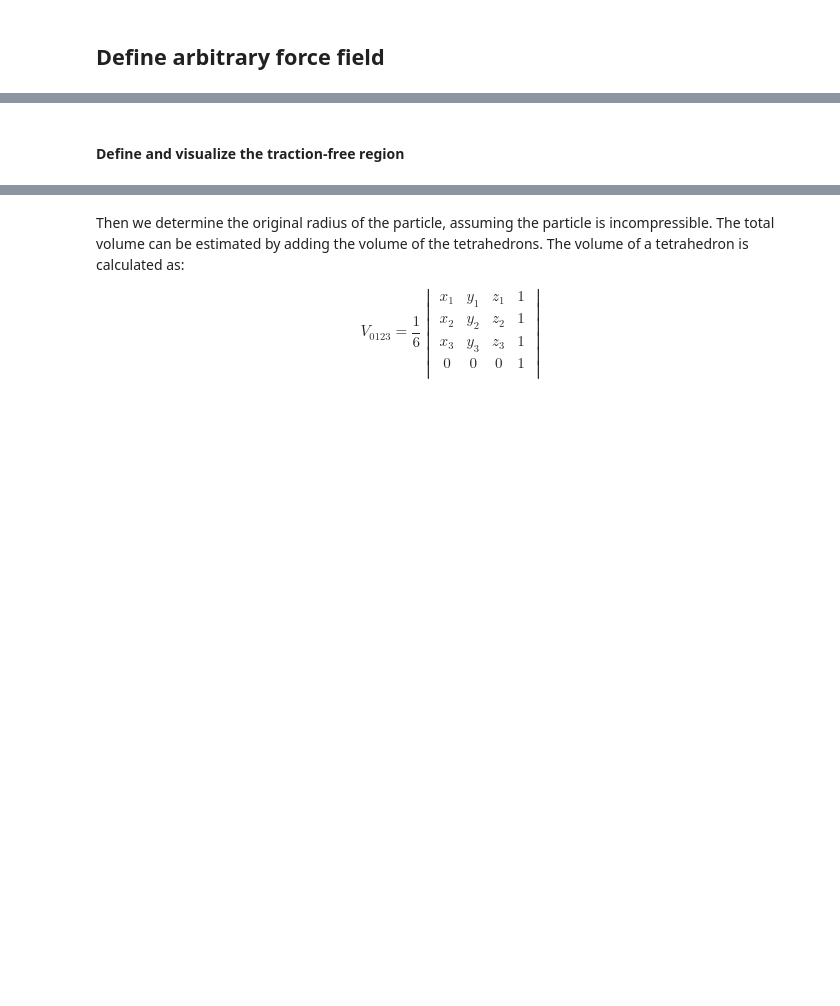
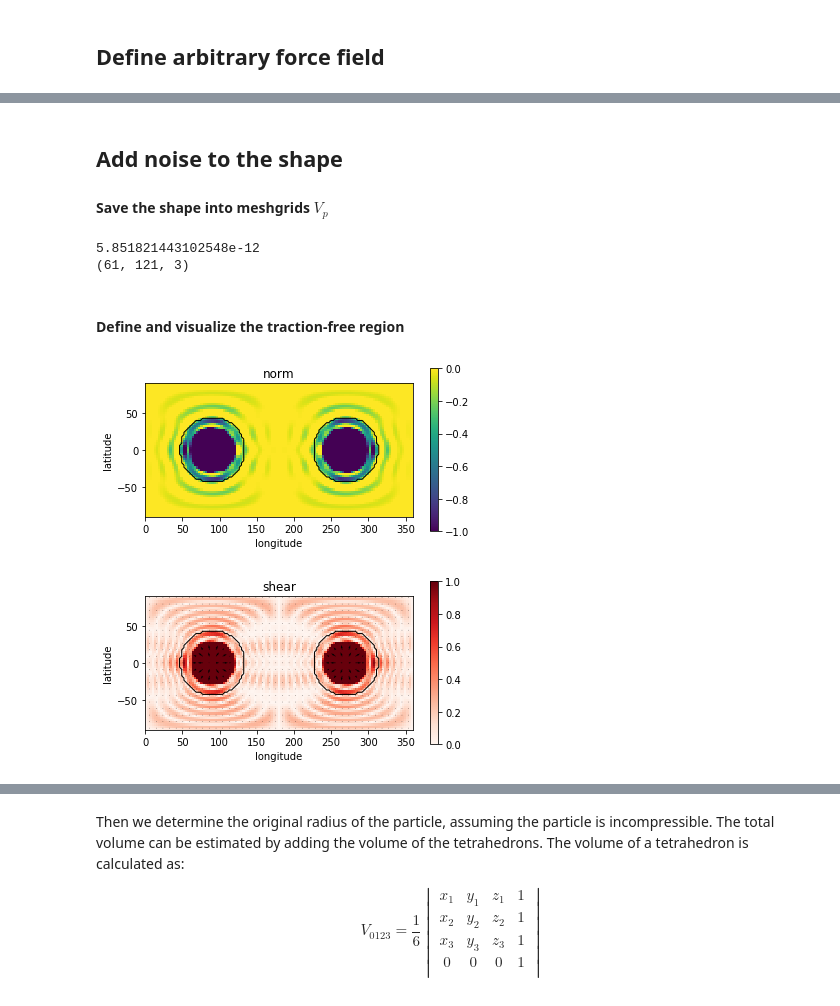
Before and after one commit to yfwang09/ShElastic, a Jupyter notebook: notebook/Case06-Noise-surface-shift cleaned up version.ipynb, the cells around one changed output, grey strips where cells are left out. Drawn from its saved outputs; the diff is of its cells as text; code cells hidden in the pictures; blank space fills up the shorter version.

```diff
--- a/notebook/Case06-Noise-surface-shift cleaned up version.ipynb
+++ b/notebook/Case06-Noise-surface-shift cleaned up version.ipynb
@@ -143,38 +153,50 @@ if plot_figure:
+# %% [markdown]
+## Add noise to the shape
+#### Save the shape into meshgrids $V_p$
+# %%
+print(np.abs(T_usr_vec - Uvec2Tvec(Uvec, Cmat, Dmat)).max())
+
+latsdeg, lonsdeg = pyshtools.expand.GLQGridCoord(lmax_plot)
+lon = np.deg2rad(lonsdeg)
+colat = np.deg2rad(90-latsdeg)
+LONS, LATS = np.meshgrid(lonsdeg, latsdeg)
+PHI, THETA = np.meshgrid(lon, colat)
+R = np.ones_like(PHI)*r0
+X,Y,Z = SphCoord_to_CartCoord(R, THETA, PHI)
+VX0 = np.stack([X,Y,Z], axis=-1)
+print(VX0.shape)
+
+Vp = (VX0 + umesh_fine).reshape(-1, 3)
+
+npts, ndim = Vp.shape
+
+noise_x = np.random.normal(scale=noise_level, size=npts)
+noise_y = np.random.normal(scale=noise_level, size=npts)
+noise_z = np.random.normal(scale=noise_level*3, size=npts)
+noise = np.stack([noise_x, noise_y, noise_z], axis=-1)
+Vp += noise
+# %% [output]
+5.851821443102548e-12
+(61, 121, 3)
 # %% [markdown]
 #### Define and visualize the traction-free region
 # %%
-print(np.abs(T_usr_vec - Uvec2Tvec(Uvec, Cmat, Dmat)).max())
-
-latsdeg, lonsdeg = pyshtools.expand.GLQGridCoord(lmax_plot)
-lon = np.deg2rad(lonsdeg)
-colat = np.deg2rad(90-latsdeg)
-LONS, LATS = np.meshgrid(lonsdeg, latsdeg)
-PHI, THETA = np.meshgrid(lon, colat)
-R = np.ones_like(PHI)*r0
-X,Y,Z = SphCoord_to_CartCoord(R, THETA, PHI)
-VX0 = np.stack([X,Y,Z], axis=-1)
-print(VX0.shape)
-
-Vp = (VX0 + umesh1_fine).reshape(-1, 3)
 TcLeft = (rcut+dilation) > np.linalg.norm(VX0 - pLeft.reshape(1, 1, 3), axis=-1)
 TcRight= (rcut+dilation) > np.linalg.norm(VX0 - pRight.reshape(1, 1, 3), axis=-1)
 TfRegion = np.logical_not(np.logical_or(TcLeft, TcRight))
 
-%matplotlib notebook
 if plot_figure:
     fig, axs = visSHVec(T_usr_vec*mu0, lmax_plot=lmax_plot, SphCoord=True, Complex=True,
-                       config_quiver=(2, 3, 'k', 1000), lonshift=180, figsize=(6,3), n_vrange=(-10,0))
+                       config_quiver=(2, 3, 'k', 1000), lonshift=180, figsize=(6,3),
+                        n_vrange=(-1, 0), s_vrange=(0, 1), show=False)
     axs[0].contour(LONS, LATS, TfRegion, [0.5,], colors='k', linewidths=1)
     axs[1].contour(LONS, LATS, TfRegion, [0.5,], colors='k', linewidths=1)
     plt.show()
 
 Tfv = TfRegion.flatten()
-
-# save datafile and maskfile
-# np.savetxt(datafile, Vp, delimiter=',')
-# np.savetxt(maskfile, Tfv)
-AK_true = lsqr(Cmat, T_usr_vec.T, atol=0, btol=0, conlim=0)[0]
-# np.save('AK_true', AK_true)
+# %% [output]
+[figure, added]
+[figure, added]
 # %%
 #### Plot the geometry (Vp) ####
 if plot_figure:
```
Also changed, not shown: parts of 19 cells of this notebook, 4 other files.
